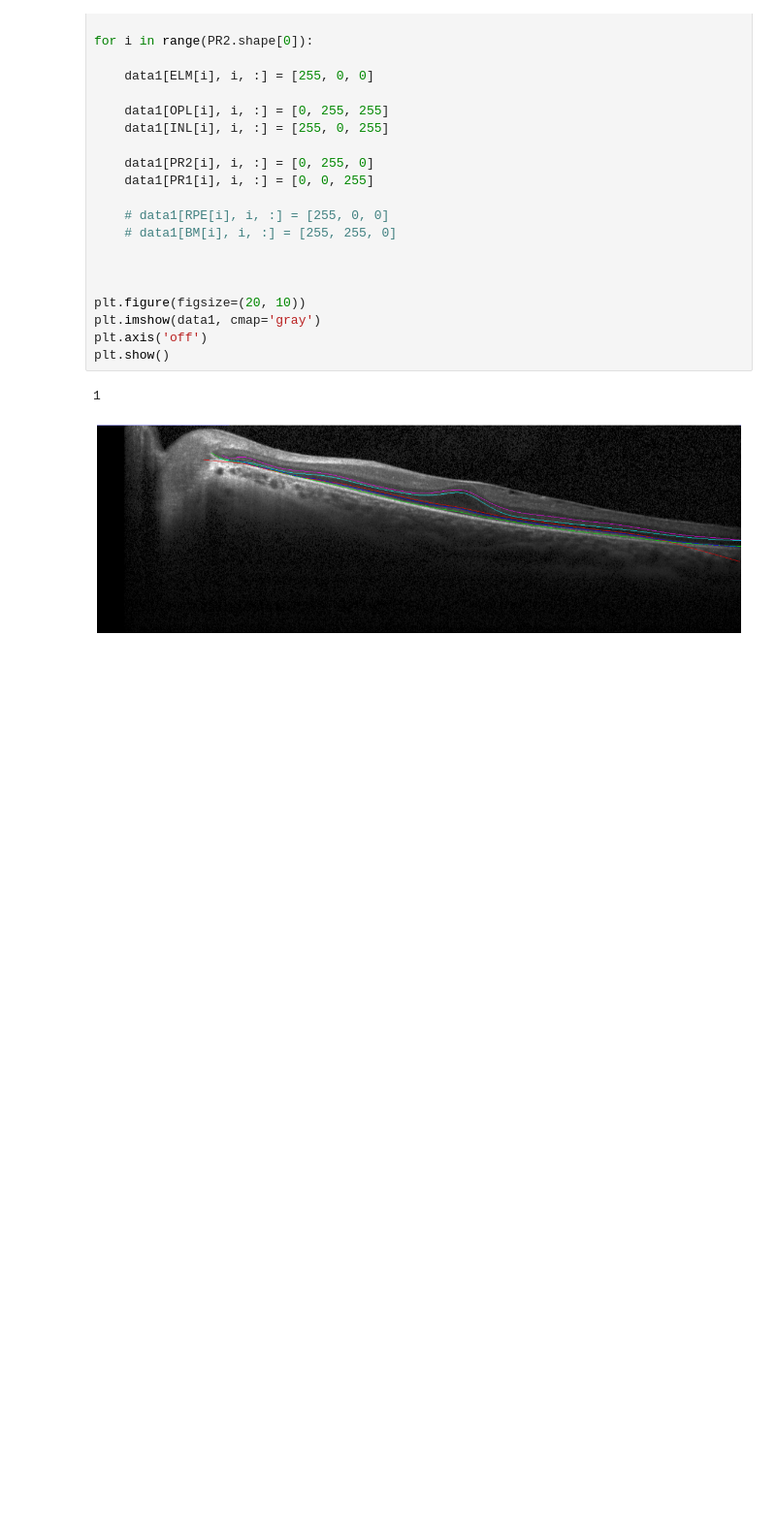
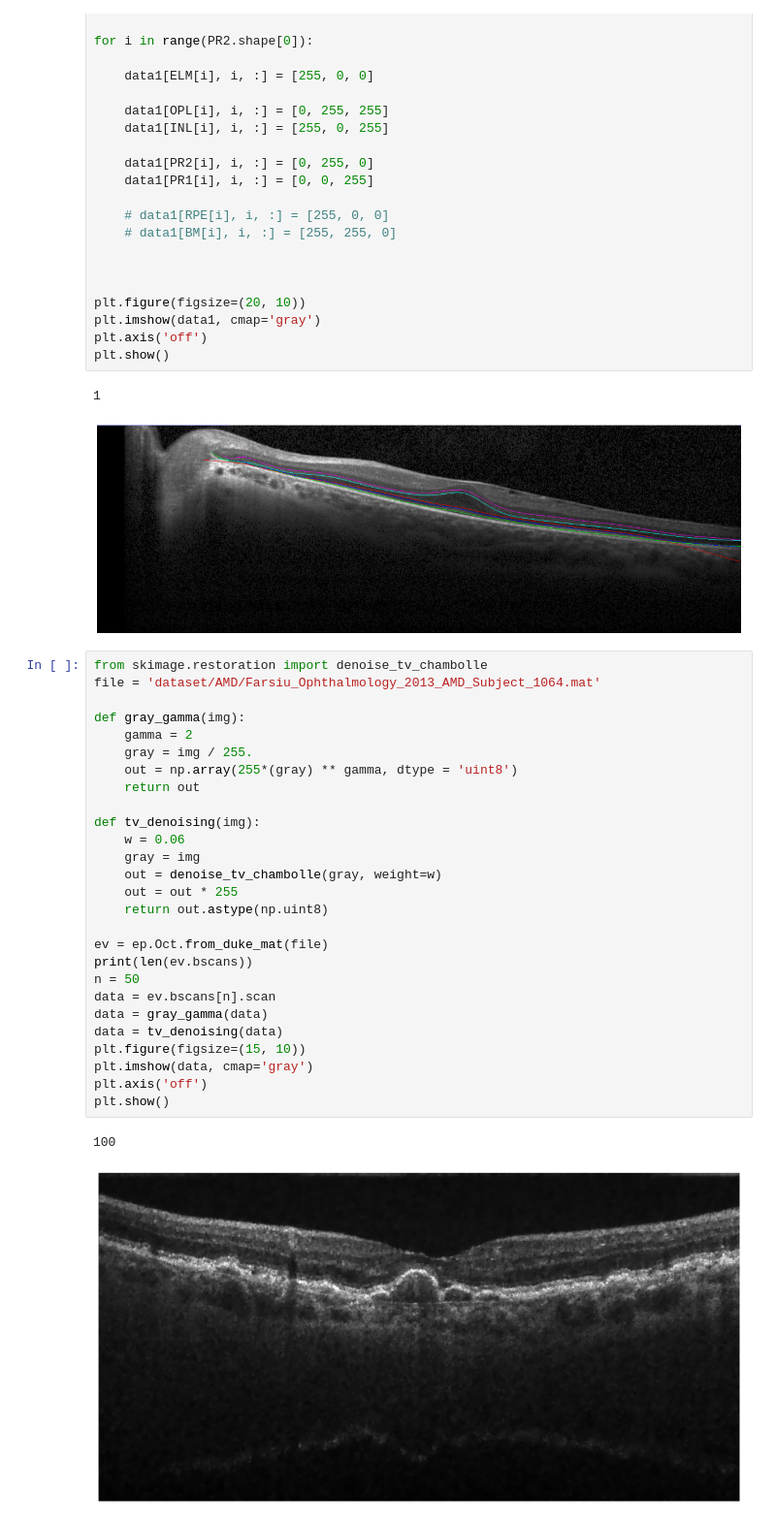
Before and after one commit to alonso59/oct_segmentation, a Jupyter notebook: OCT_DATASET/open_duke.ipynb, the cells around one changed output. Shown at 97% size. Cells and saved outputs as stored; diff of their text form; blank space fills up the shorter version.

Commit message:
add DUKE reader

```diff
--- a/OCT_DATASET/open_duke.ipynb
+++ b/OCT_DATASET/open_duke.ipynb
@@ -116,3 +116,33 @@ plt.show()
 # %% [output]
 1
 [figure]
+# %%
+from skimage.restoration import denoise_tv_chambolle
+file = 'dataset/AMD/Farsiu_Ophthalmology_2013_AMD_Subject_1064.mat'
+
+def gray_gamma(img):
+    gamma = 2
+    gray = img / 255.
+    out = np.array(255*(gray) ** gamma, dtype = 'uint8')
+    return out
+
+def tv_denoising(img):
+    w = 0.06
+    gray = img
+    out = denoise_tv_chambolle(gray, weight=w)
+    out = out * 255
+    return out.astype(np.uint8)
+
+ev = ep.Oct.from_duke_mat(file)
+print(len(ev.bscans))
+n = 50
+data = ev.bscans[n].scan
+data = gray_gamma(data)
+data = tv_denoising(data)
+plt.figure(figsize=(15, 10))
+plt.imshow(data, cmap='gray')
+plt.axis('off')
+plt.show()
+# %% [output]
+100
+[figure, added]
```
Also changed, not shown: parts of 1 cell of this notebook, 20 other files.
